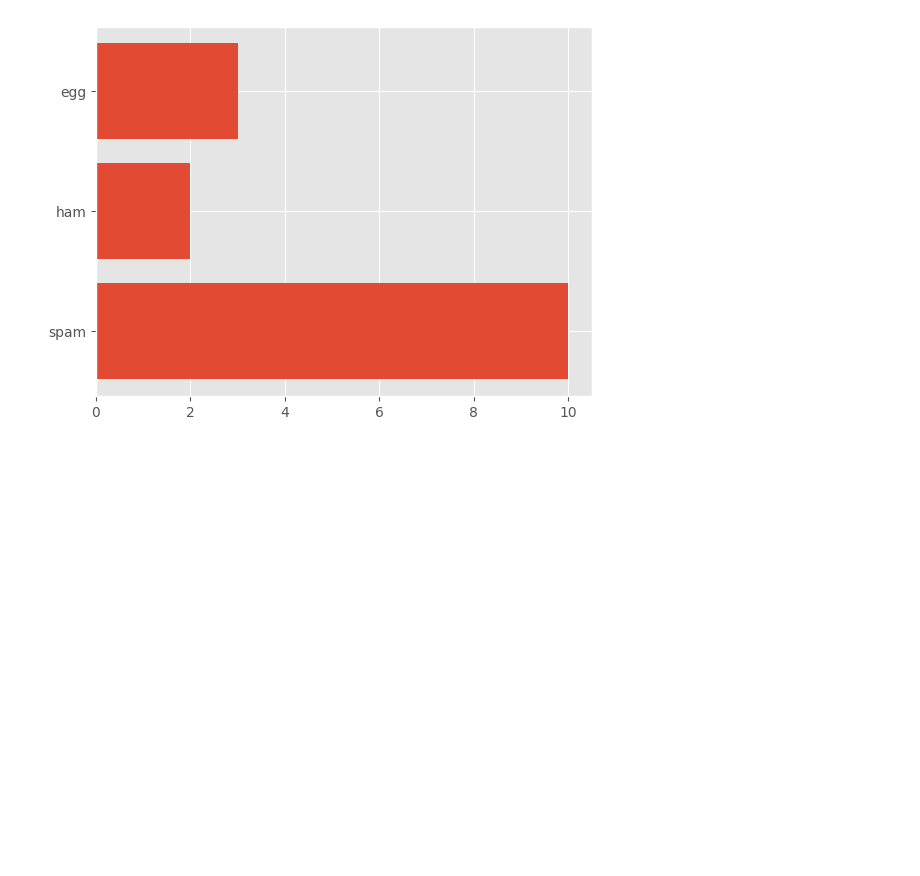
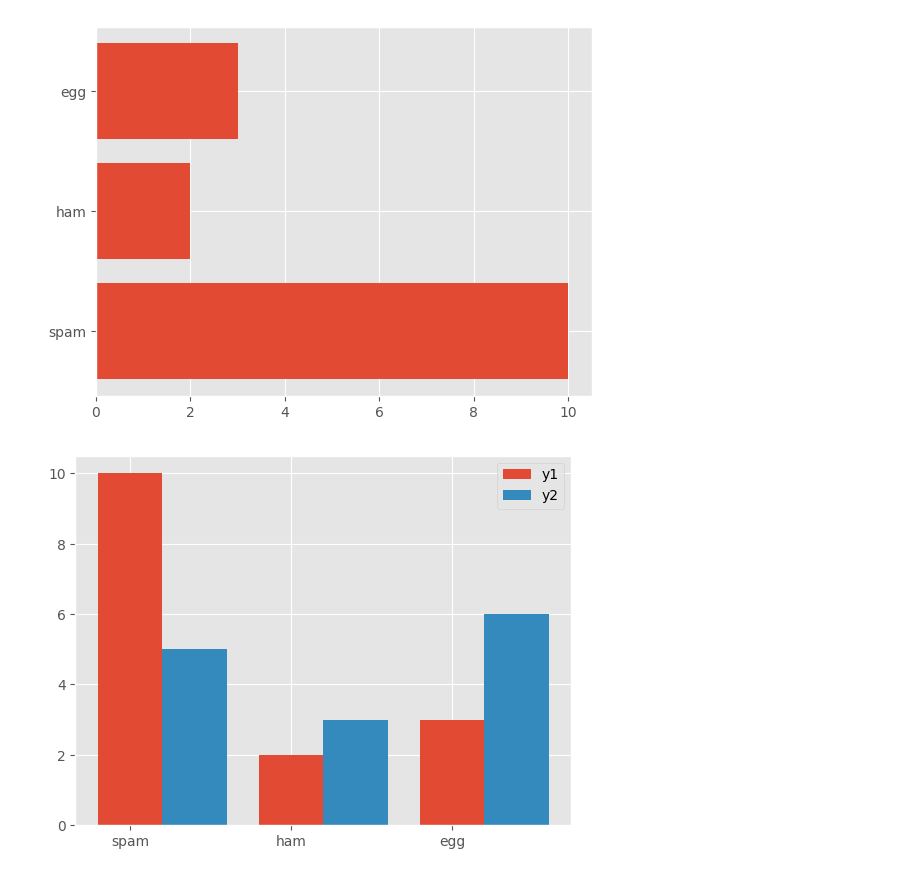
Before and after one commit to Ryo-9591/python-data-analysis-study, a Jupyter notebook: Matplotlib/graphs.ipynb, the cells around one changed output. Cells and saved outputs as stored; diff of their text form; code cells hidden in the pictures; blank space fills up the shorter version.

```diff
--- a/Matplotlib/graphs.ipynb
+++ b/Matplotlib/graphs.ipynb
@@ -60,18 +60,20 @@ plt.show()
 # %%
 fig, ax = plt.subplots()
 
 x = [1, 2, 3]
 y1 = [10, 2, 3]
 y2 = [5, 3, 6]
 labels = ["spam", "ham", "egg"]
 
-ax.bar(x, y1, width=width, tick_label=labels,
+ax.bar(x, y1, width=0.4, tick_label=labels,
        label="y1")  # 幅を指定して描画
 
 # 幅分ずらして棒グラフを描画
-x2 = [num + width for num in x]
-ax.bar(x2, y2, width=width, label="y2")
+x2 = [num + 0.4 for num in x]
+ax.bar(x2, y2, width=0.4, label="y2")
 
 ax.legend()
 
 plt.show()
+# %% [output]
+[figure, added]
```
Also changed, not shown: parts of 2 cells of this notebook.
